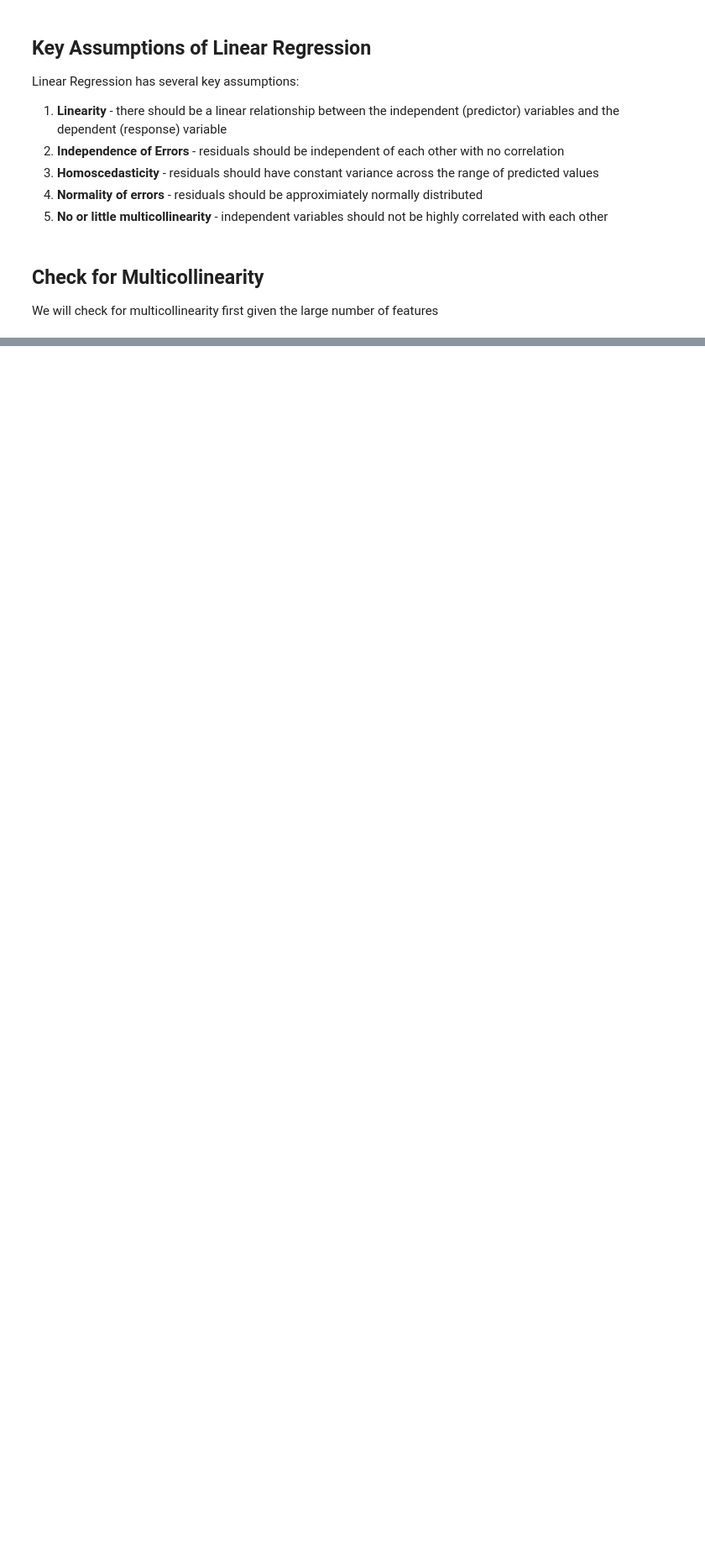
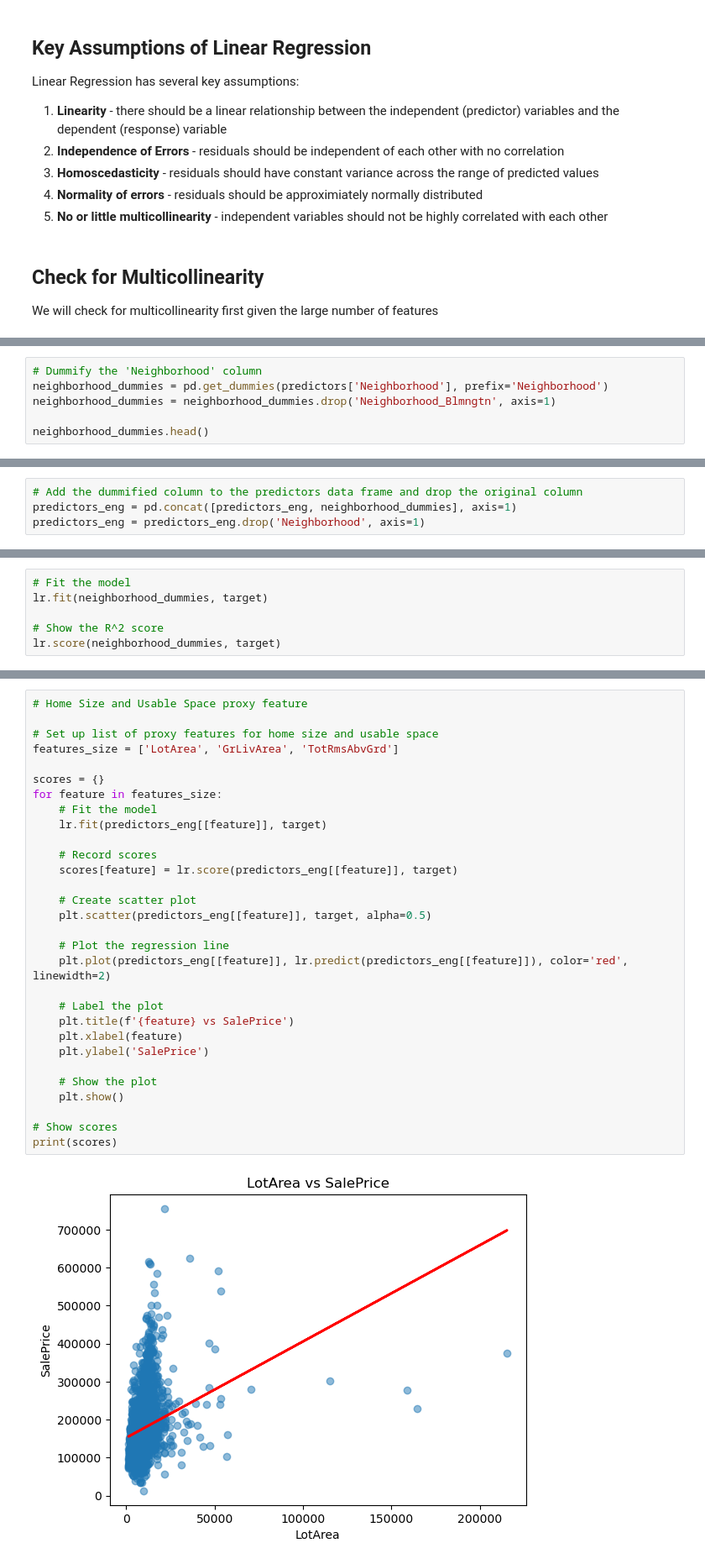
Before and after one commit to bassoonelephant/ames, a Jupyter notebook: 2-ames-LR.ipynb, the cells around one changed output, grey strips where cells are left out. Shown: that part at 84% size. Saved outputs shown, nothing was run; the diff lists cells and outputs as text; blank space fills up the shorter version.

```diff
--- a/2-ames-LR.ipynb
+++ b/2-ames-LR.ipynb
@@ -75,0 +142,6 @@ print(vif)
+# %%
+# Dummify the 'Neighborhood' column
+neighborhood_dummies = pd.get_dummies(predictors['Neighborhood'], prefix='Neighborhood')
+neighborhood_dummies = neighborhood_dummies.drop('Neighborhood_Blmngtn', axis=1)
+
+neighborhood_dummies.head()
@@ -75,0 +155,4 @@ print(vif)
+# %%
+# Add the dummified column to the predictors data frame and drop the original column
+predictors_eng = pd.concat([predictors_eng, neighborhood_dummies], axis=1)
+predictors_eng = predictors_eng.drop('Neighborhood', axis=1)
@@ -75,0 +181,6 @@ print(vif)
+# %%
+# Fit the model
+lr.fit(neighborhood_dummies, target)
+
+# Show the R^2 score
+lr.score(neighborhood_dummies, target)
@@ -75,0 +191,32 @@ print(vif)
+# %%
+# Home Size and Usable Space proxy feature
+
+# Set up list of proxy features for home size and usable space
+features_size = ['LotArea', 'GrLivArea', 'TotRmsAbvGrd']
+
+scores = {}
+for feature in features_size:
+    # Fit the model
+    lr.fit(predictors_eng[[feature]], target)
+
+    # Record scores
+    scores[feature] = lr.score(predictors_eng[[feature]], target)
+
+    # Create scatter plot
+    plt.scatter(predictors_eng[[feature]], target, alpha=0.5)
+
+    # Plot the regression line
+    plt.plot(predictors_eng[[feature]], lr.predict(predictors_eng[[feature]]), color='red', linewidth=2)
+
+    # Label the plot
+    plt.title(f'{feature} vs SalePrice')
+    plt.xlabel(feature)
+    plt.ylabel('SalePrice')
+
+    # Show the plot
+    plt.show()
+
+# Show scores
+print(scores)
+# %% [output]
+[figure, added]
```
Also changed, not shown: parts of 27 cells of this notebook.
